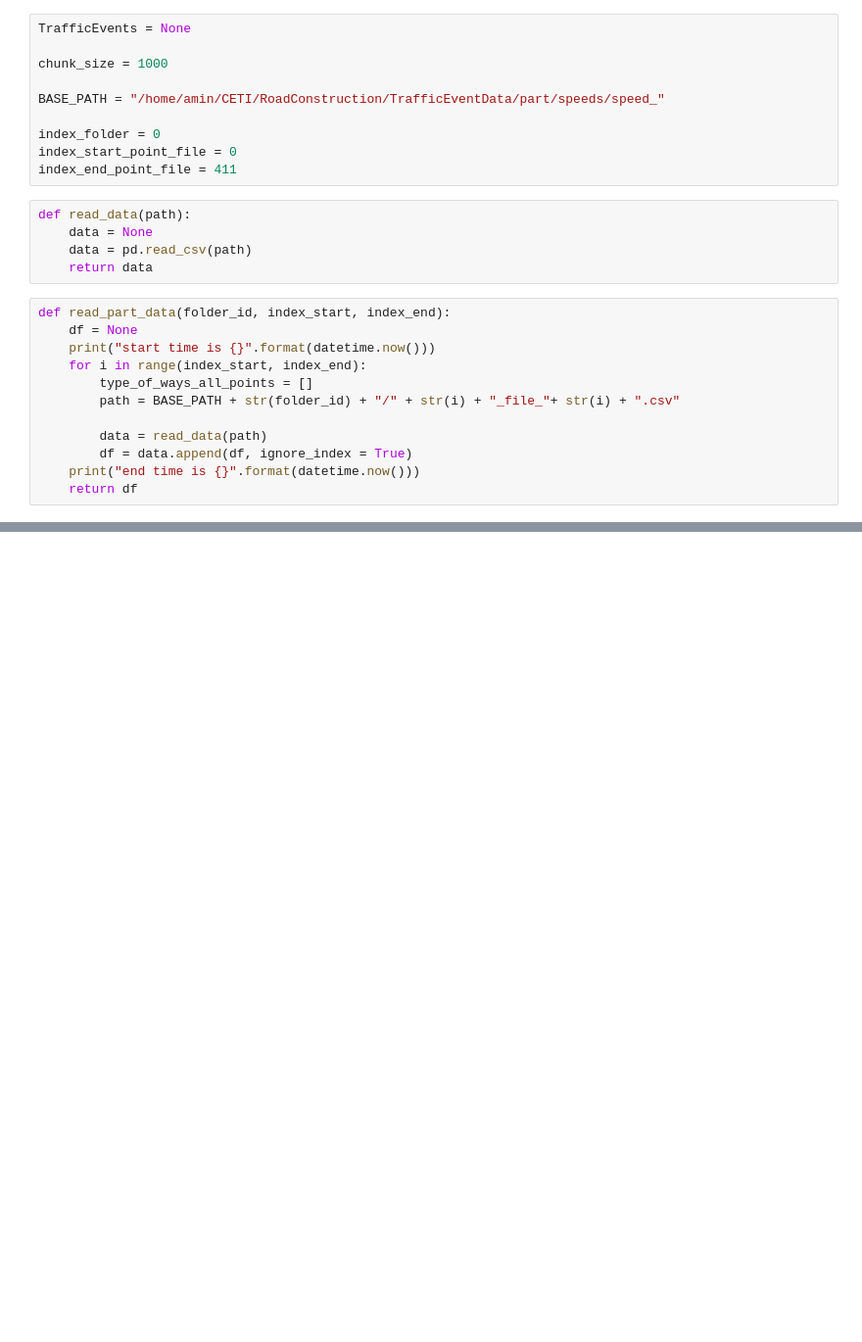
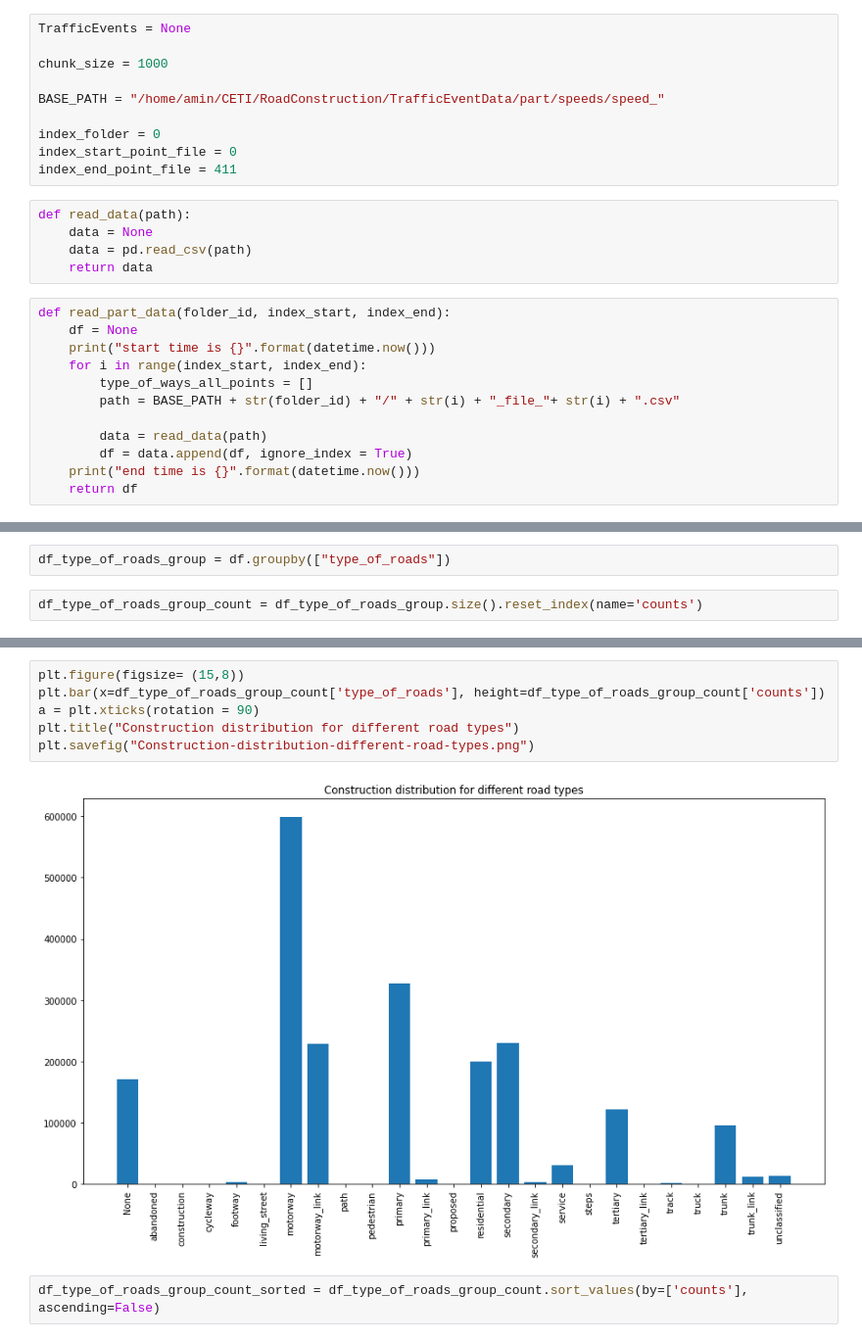
Before and after one commit to 7Amin/RoadConstructionPrediction, a Jupyter notebook: application/dataAnalysis/Constructions and Road Type.ipynb, the cells around one changed output, grey strips where cells are left out. Shown at 98% size. Saved outputs shown, nothing was run; the diff lists cells and outputs as text; blank space fills up the shorter version.

```diff
--- a/application/dataAnalysis/Constructions and Road Type.ipynb
+++ b/application/dataAnalysis/Constructions and Road Type.ipynb
@@ -61,0 +119,4 @@ df.shape
+# %%
+df_type_of_roads_group = df.groupby(["type_of_roads"])
+# %%
+df_type_of_roads_group_count = df_type_of_roads_group.size().reset_index(name='counts')
@@ -61,0 +137,10 @@ df.shape
+# %%
+plt.figure(figsize= (15,8))
+plt.bar(x=df_type_of_roads_group_count['type_of_roads'], height=df_type_of_roads_group_count['counts'])
+a = plt.xticks(rotation = 90)
+plt.title("Construction distribution for different road types")
+plt.savefig("Construction-distribution-different-road-types.png")
+# %% [output]
+[figure, added]
+# %%
+df_type_of_roads_group_count_sorted = df_type_of_roads_group_count.sort_values(by=['counts'], ascending=False)
```
Also changed, not shown: parts of 75 cells of this notebook, 3 other files.
